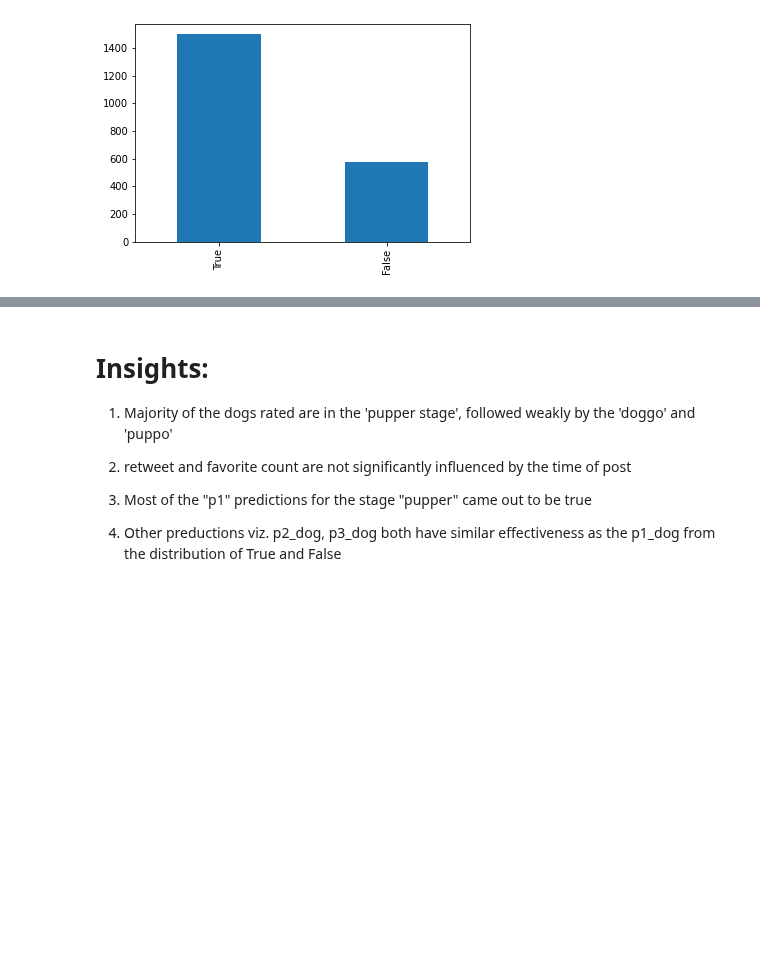
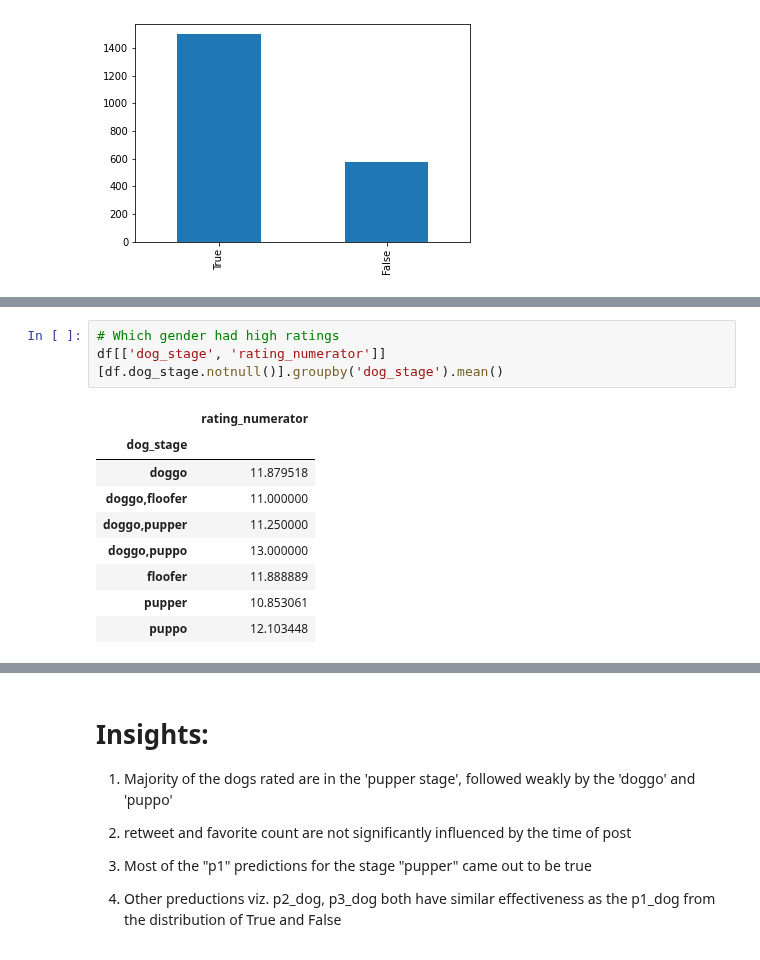
Before and after one commit to EnochAy/Udacity-Nanodegree-project--Data-Investigation-, a Jupyter notebook: Project 2/act_report.ipynb, the cells around one changed output, grey strips where cells are left out. Cells and saved outputs as stored; diff of their text form; blank space fills up the shorter version.

```diff
--- a/Project 2/act_report.ipynb
+++ b/Project 2/act_report.ipynb
@@ -70,0 +105,13 @@ df['p3_dog'].value_counts().plot(kind='bar');
+# %%
+# Which gender had high ratings
+df[['dog_stage', 'rating_numerator']][df.dog_stage.notnull()].groupby('dog_stage').mean()
+# %% [output]
+|  | rating_numerator |
+| dog_stage |  |
+| doggo | 11.879518 |
+| doggo,floofer | 11.000000 |
+| doggo,pupper | 11.250000 |
+| doggo,puppo | 13.000000 |
+| floofer | 11.888889 |
+| pupper | 10.853061 |
+| puppo | 12.103448 |
```
Also changed, not shown: parts of 7 cells of this notebook.
